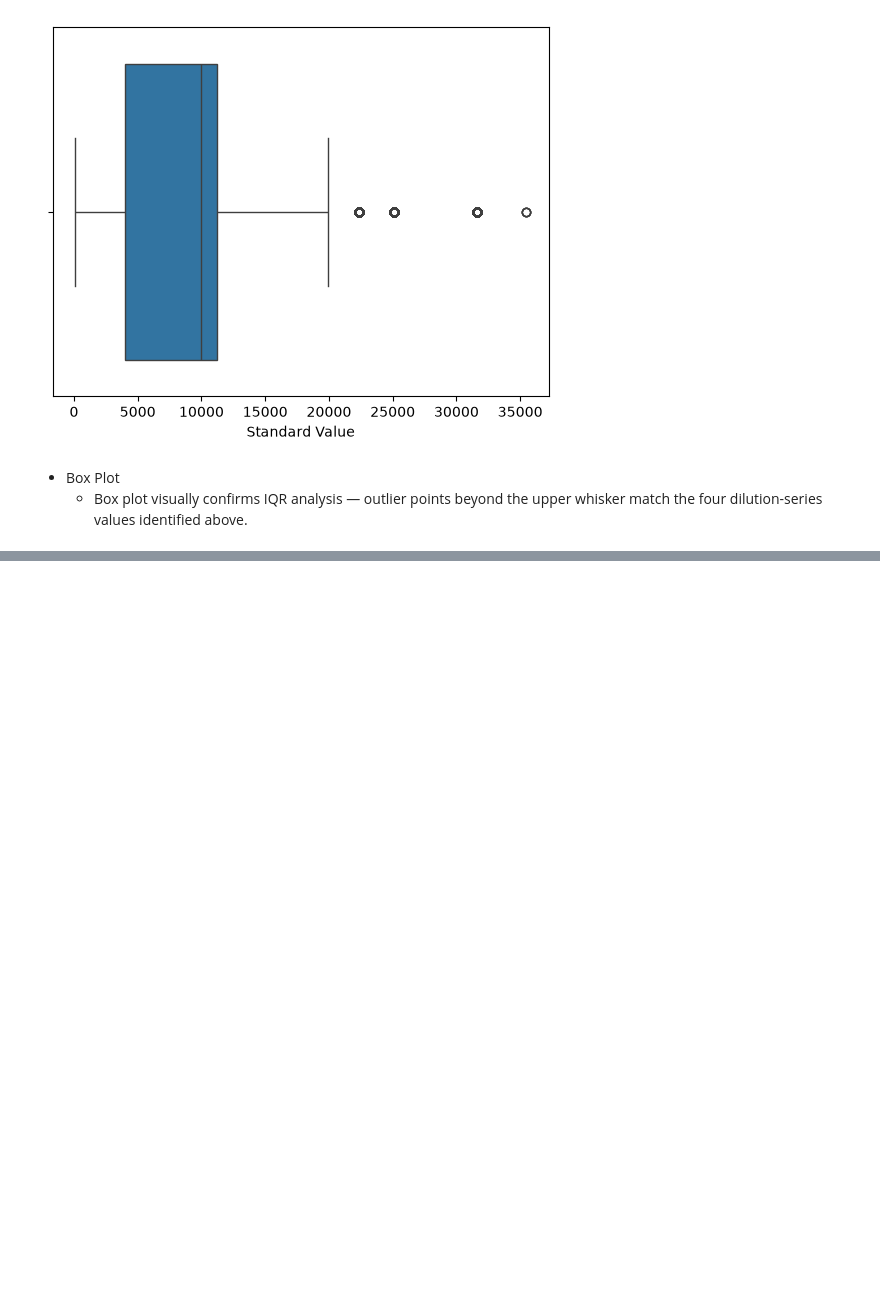
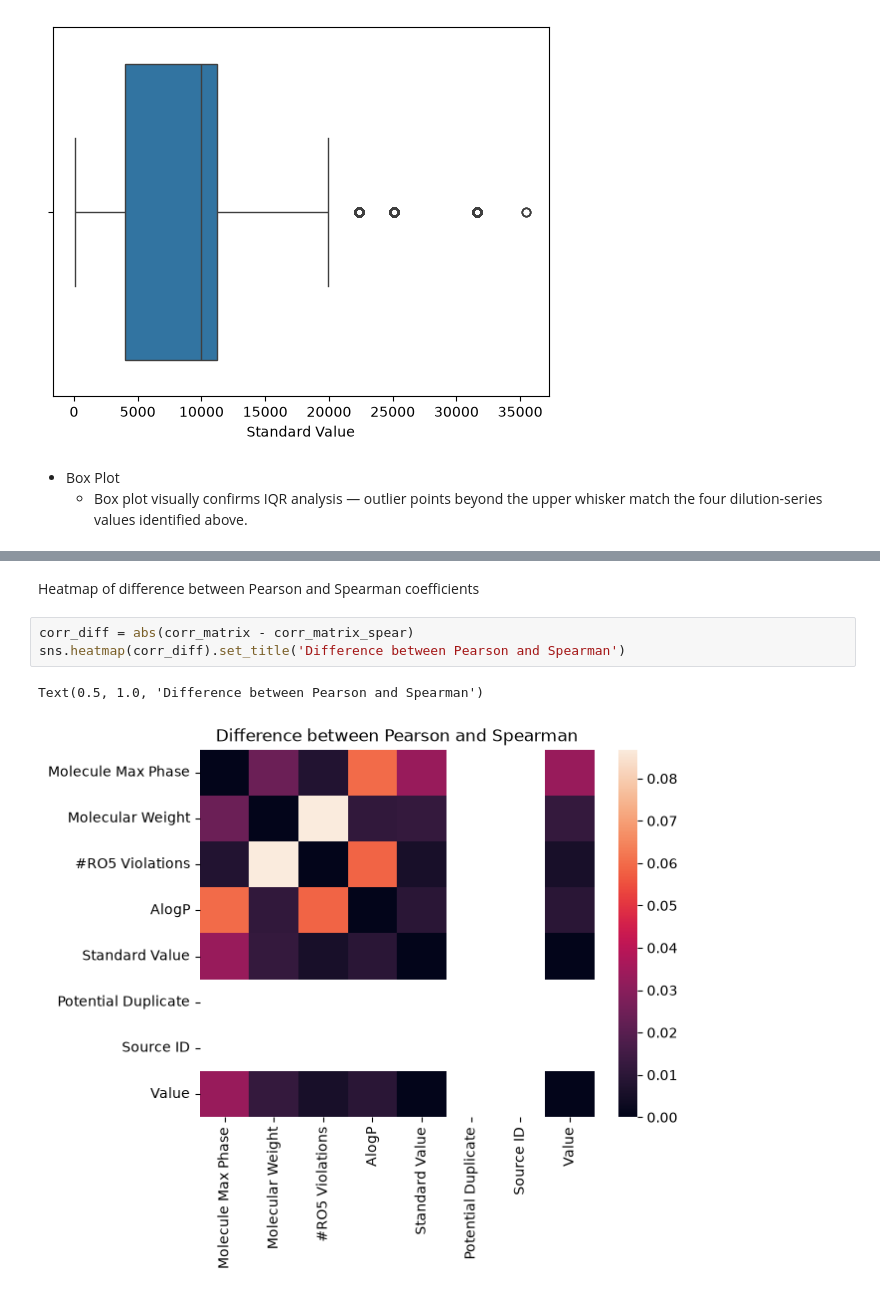
Before and after one commit to TomSCarter/week_9_chembl_eda, a Jupyter notebook: notebooks/Full_5_step_GLP1_EDA.ipynb, the cells around one changed output, grey strips where cells are left out. Cells and saved outputs as stored; diff of their text form; blank space fills up the shorter version.

```diff
--- a/notebooks/Full_5_step_GLP1_EDA.ipynb
+++ b/notebooks/Full_5_step_GLP1_EDA.ipynb
@@ -432,0 +483,8 @@ sns.boxplot(x=conclusive_rows['Standard Value'])
+# %% [markdown]
+Heatmap of difference between Pearson and Spearman coefficients
+# %%
+corr_diff = abs(corr_matrix - corr_matrix_spear)
+sns.heatmap(corr_diff).set_title('Difference between Pearson and Spearman')
+# %% [output]
+Text(0.5, 1.0, 'Difference between Pearson and Spearman')
+[figure, added]
```
Also changed, not shown: parts of 16 cells of this notebook.
